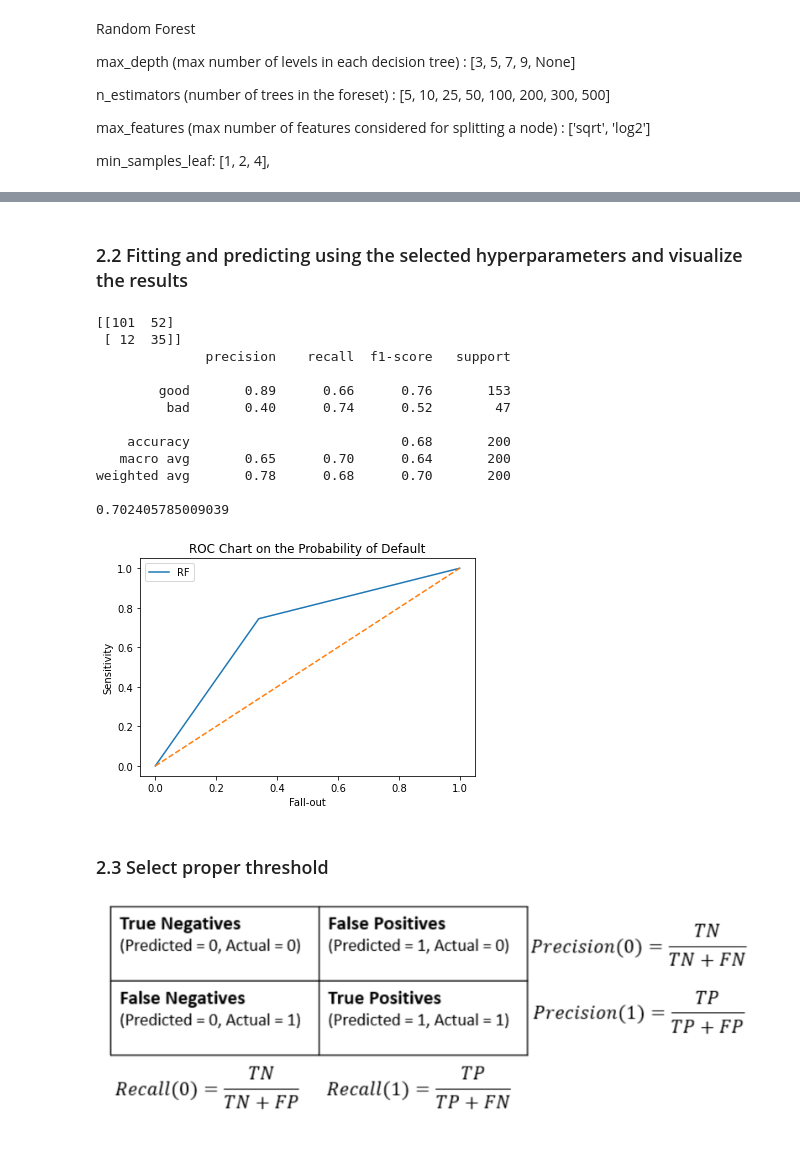
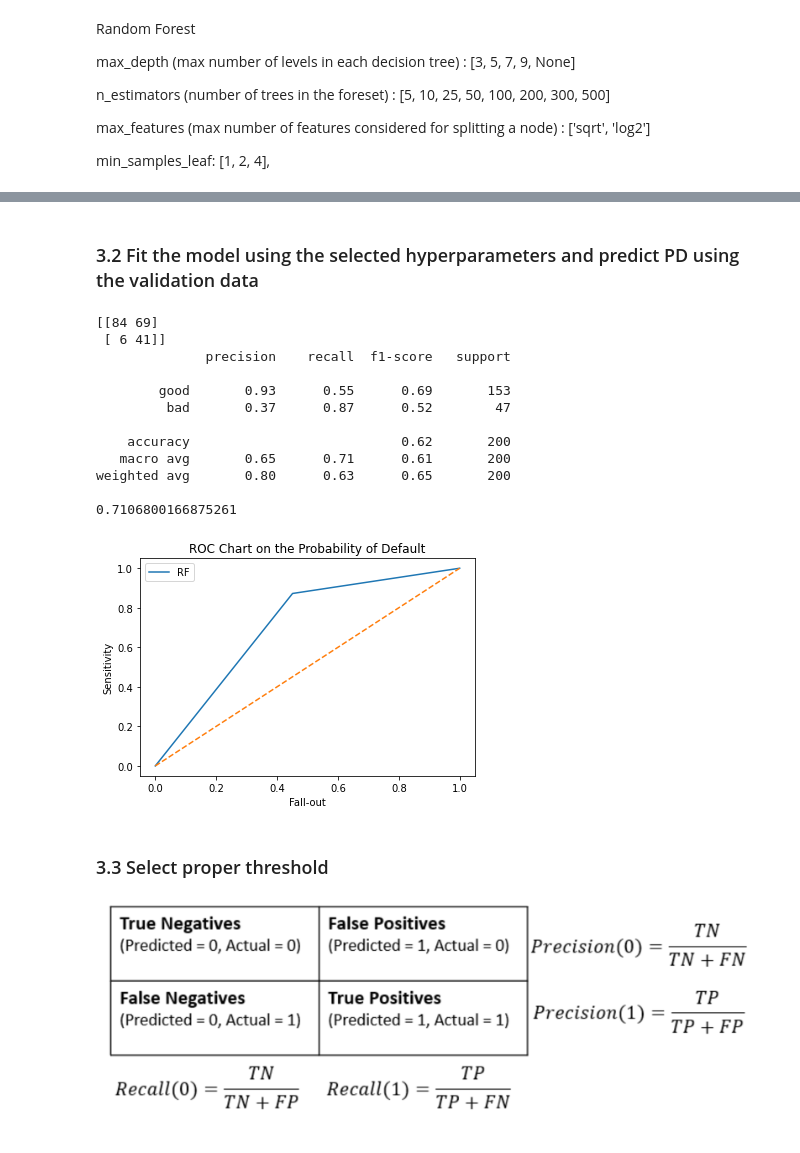
Before and after one commit to shanqu91/project_credit_risk_modeling, a Jupyter notebook: C3_credit_modeling_RF.ipynb, the cells around one changed output, grey strips where cells are left out. Drawn from its saved outputs; the diff is of its cells as text; code cells hidden in the pictures.

Commit message:
Adopt the code for the complete german credit data

```diff
--- a/C3_credit_modeling_RF.ipynb
+++ b/C3_credit_modeling_RF.ipynb
@@ -27,10 +27,10 @@ warnings.filterwarnings("ignore")
 
 model = RandomForestClassifier()
 # %%
-df_X_train = pd.read_csv('df_X_train.csv')
-df_X_val = pd.read_csv('df_X_val.csv')
-df_y_train = pd.read_csv('df_y_train.csv')
-df_y_val = pd.read_csv('df_y_val.csv')
+df_X_train = pd.read_csv('Data/df_X_train.csv')
+df_X_val = pd.read_csv('Data/df_X_val.csv')
+df_y_train = pd.read_csv('Data/df_y_train.csv')
+df_y_val = pd.read_csv('Data/df_y_val.csv')
 print(df_X_train.info())
 print(df_y_train.info())
 
@@ -78,3 +79,14 @@ n_estimators (number of trees in the foreset) : [5, 10, 25, 50, 100, 200, 300, 5
 max_features (max number of features considered for splitting a node) : ['sqrt', 'log2']
 
 min_samples_leaf: [1, 2, 4],
+# %%
+model = RandomForestClassifier()
+hyperparam_grid_1 = {'n_estimators': [25, 50, 100, 200, 300, 500, 700, 1000]}
+
+cv = RepeatedStratifiedKFold(n_splits=5, n_repeats=3, random_state=seed)
+grid_search = GridSearchCV(model, param_grid=hyperparam_grid_1, cv=cv, scoring='roc_auc', verbose=1)
+grid_search.fit(df_X_train, np.ravel(df_y_train))
+
+print(grid_search.best_score_)
+print(grid_search.best_params_)
+print(grid_search.best_estimator_)
@@ -81,11 +107,11 @@ min_samples_leaf: [1, 2, 4],
 # %%
-hyperparam_grid = {'max_depth': [3, 5, 7, None],
-    'n_estimators': [25, 50, 100, 200, 300, 500],
+model = RandomForestClassifier(n_estimators=500)
+hyperparam_grid_2 = {'max_depth': [3, 5, 7, None],
     'min_samples_leaf': [1, 2, 4],
     'max_features': ['sqrt', 'log2']}
 
 cv = RepeatedStratifiedKFold(n_splits=5, n_repeats=3, random_state=seed)
-grid_search = GridSearchCV(model, param_grid=hyperparam_grid, cv=cv, scoring='roc_auc', verbose=1)
+grid_search = GridSearchCV(model, param_grid=hyperparam_grid_2, cv=cv, scoring='roc_auc', verbose=1)
 grid_search.fit(df_X_train, np.ravel(df_y_train))
 
 print(grid_search.best_score_)
@@ -117,34 +143,34 @@ RandomForestClassifier(bootstrap=True, ccp_alpha=0.0, class_weight=None,
                        n_jobs=None, oob_score=False, random_state=None,
                        verbose=0, warm_start=False)
 # %% [markdown]
-### 2.2 Fitting and predicting using the selected hyperparameters and visualize the results
+### 3.2 Fit the model using the selected hyperparameters and predict PD using the validation data
 # %%
 preds = model_bestparam.predict_proba(df_X_val)
 df_preds = pd.DataFrame(preds[:,1], columns = ['prob_default'])
 
-threshold = 0.5
+threshold = 0.4
 df_preds['Risk_pred'] = df_preds['prob_default'].apply(lambda x: 1 if x > threshold else 0)
 
 print(confusion_matrix(df_y_val, df_preds['Risk_pred']))
 print(classification_report(df_y_val, df_preds['Risk_pred'], target_names= ['good', 'bad']))
 print(roc_auc_score(df_y_val, df_preds['Risk_pred']))
 
-plot_roc_PD(df_preds, df_y_val, 'RF')
+plot_roc_PD(df_preds['Risk_pred'], df_y_val, 'RF')
 plt.show()
 # %% [output]
-[[101  52]
- [ 12  35]]
+[[84 69]
+ [ 6 41]]
               precision    recall  f1-score   support
 
-        good       0.89      0.66      0.76       153
-         bad       0.40      0.74      0.52        47
+        good       0.93      0.55      0.69       153
+         bad       0.37      0.87      0.52        47
 
-    accuracy                           0.68       200
-   macro avg       0.65      0.70      0.64       200
-weighted avg       0.78      0.68      0.70       200
+    accuracy                           0.62       200
+   macro avg       0.65      0.71      0.61       200
+weighted avg       0.80      0.63      0.65       200
 
-0.702405785009039
+0.7106800166875261
-[figure, old version]
+[figure, new version]
 # %% [markdown]
-### 2.3 Select proper threshold
+### 3.3 Select proper threshold
 ![image.png](embedded-picture-1)
```
Also changed, not shown: parts of 18 cells of this notebook.
